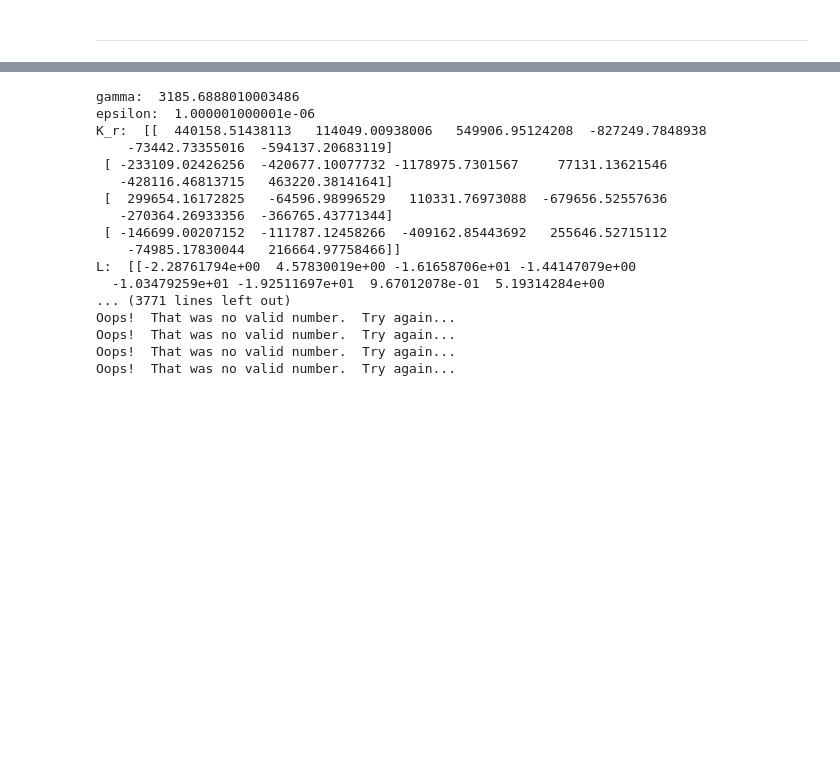
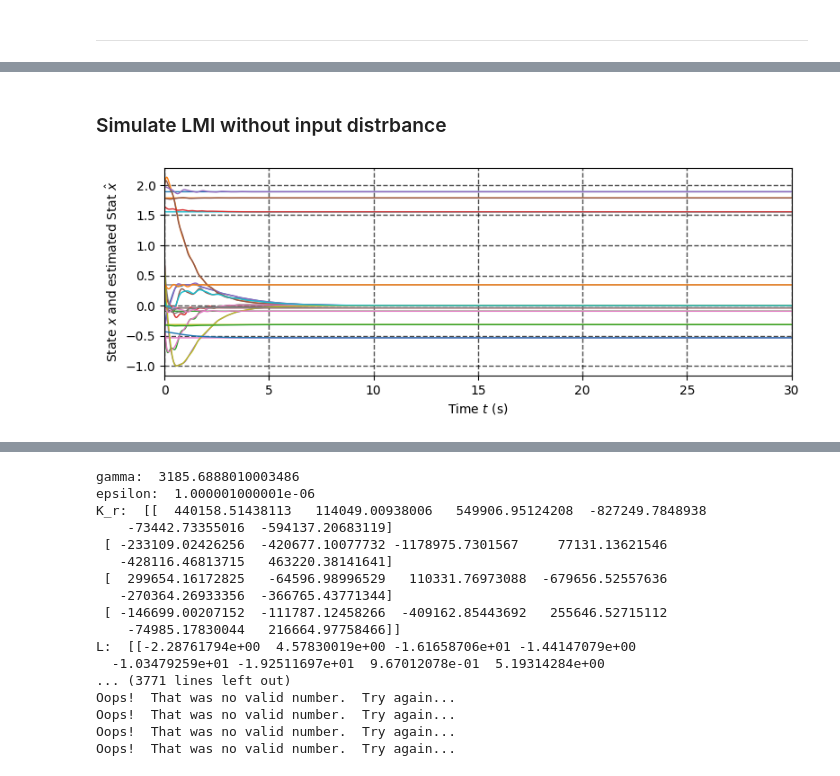
Before and after one commit to Ahmad0Aldaher/Flat_Quadruped_H_infinity, a Jupyter notebook: Flat Quadruped H infinity.ipynb, the cells around one changed output, grey strips where cells are left out. Saved outputs shown, nothing was run; the diff lists cells and outputs as text; code cells hidden in the pictures; blank space fills up the shorter version.

```diff
--- a/Flat Quadruped H infinity.ipynb
+++ b/Flat Quadruped H infinity.ipynb
@@ -205,0 +249,7 @@ D3=np.zeros((dof_z,m))
+# %%
+# initial condition
+x_real_0 =np.random.randn(n,) # Set initial state
+x_hat_0 = x_real_0+0.1*np.random.randn(n,) # Set initial state estimation
+
+print("x_real_0:\n",x_real_0)
+print("x_hat_0:\n",x_hat_0)
@@ -250,0 +357,9 @@ observable
+# %%
+## Check closed loop stability
+K=np.hstack((K_r,K_q))
+A_close=np.vstack((np.hstack((A1+B@K_r,-B@K)),np.hstack((np.zeros((14,6)),A2-L@C@E))))
+
+e, _ = np.linalg.eig(A_close)
+print("eigenvalues of the closed loop system: ",e)
+
+print("max eigenvalue: ",max(e.real))
@@ -250,0 +378,2 @@ observable
+# %% [markdown]
+### Simulate LMI without input distrbance
@@ -250,0 +417,24 @@ observable
+# %%
+T = 30# Final time
+
+t = np.linspace(0, T, int(2E5)) # Create time span
+
+# x_real_0 = [0.2,0.1,0.1,0,0,1] # Set initial state
+# x_hat_0 =  [0.21,0.11,0,0,0,1.2]
+
+state_0 = np.hstack((x_real_0, x_hat_0))
+
+state_sol = odeint(sys_ode, state_0, t)
+# %%
+figure(figsize=(9, 3))
+
+plot(t, state_sol, linewidth=1.0)
+# plot(t, state_sol[:,n], linewidth=1.0)
+grid(color='black', linestyle='--', linewidth=1.0, alpha = 0.7)
+grid(True)
+xlim([0, T])
+ylabel(r'State ${x}$ and estimated Stat $\hat{x}$')
+xlabel(r'Time $t$ (s)')
+show()
+# %% [output]
+[figure, added]
```
Also changed, not shown: parts of 94 cells of this notebook.
